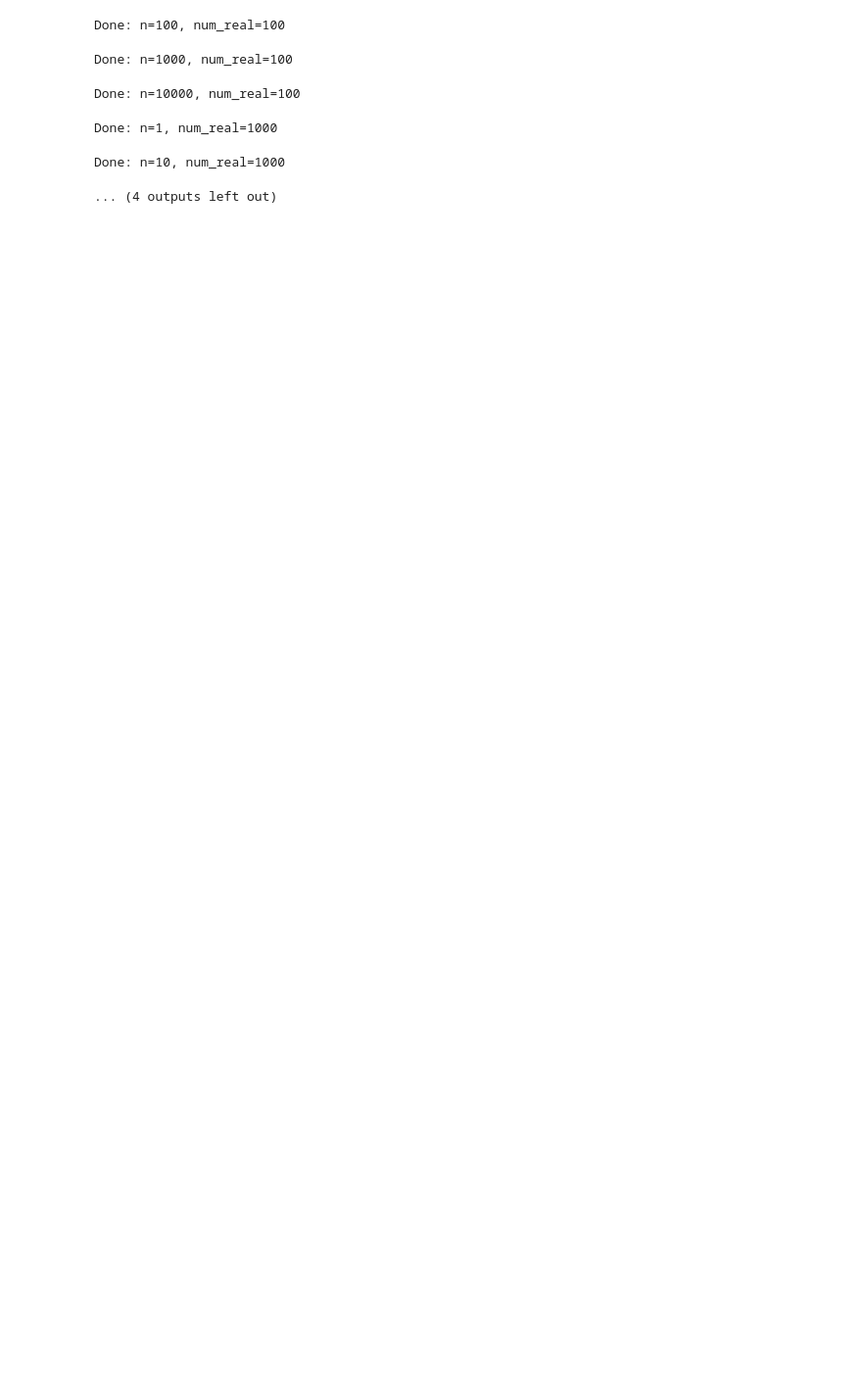
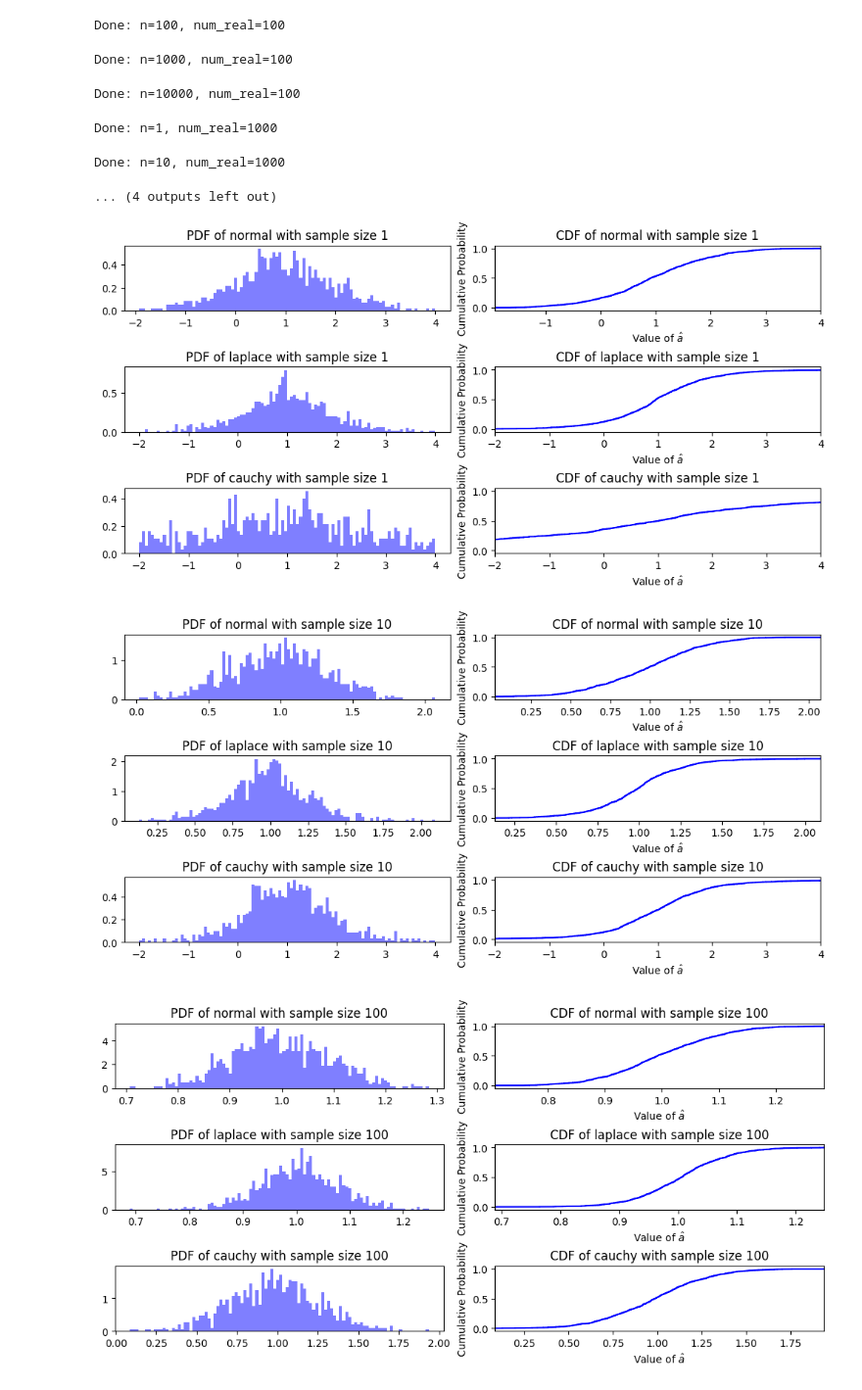
Before and after one commit to JG-0212/Estimation_theory_project, a Jupyter notebook: Mini Project 1/Project.ipynb, the cells around one changed output. Shown at 98% size. Cells and saved outputs as stored; diff of their text form; code cells hidden in the pictures; blank space fills up the shorter version.

Commit message:
Plots changed

```diff
--- a/Mini Project 1/Project.ipynb
+++ b/Mini Project 1/Project.ipynb
@@ -14,7 +17,8 @@ np.random.seed(50)
 ## Helper Functions
 # %%
 def random_generator(n,a,gamma=(2*cg)**.5):
-    """Draws random numbers from normal, laplace and cauchy distributions."""
+    """Draws n random numbers from normal, laplace and
+    cauchy distributions with parameter a"""
     distributions = {}
     distributions['normal'] = a + np.random.randn(n)
     distributions['laplace'] = a + np.random.laplace(size = n,scale = laplace_scale)
@@ -22,6 +26,7 @@ def random_generator(n,a,gamma=(2*cg)**.5):
     return distributions
 
 def cauchy_likelihood(data, gamma, a):
+    """Likelihood function of cauchy distribution"""
     return -np.sum(np.log(1 + ((data-a)/gamma)**2))
 
 def f(data,gamma,a):
@@ -33,7 +38,7 @@ def df_da(data,gamma,a):
     return np.sum((1 - ((data-a)/gamma)**2)/((1 + ((data-a)/gamma)**2)**2))
 
 def nr(data,guess,gamma,iterations=1000):
-    """Newton-Raphson method for estimating the scale parameter of a Cauchy distribution."""
+    """Newton-Raphson method for estimating the location parameter of a Cauchy distribution."""
     for iteration in range(iterations):
         y = f(data,gamma, guess)
         dy_dA = df_da(data, gamma, guess)
@@ -44,18 +49,14 @@ def nr(data,guess,gamma,iterations=1000):
 
 def grad_desc(data,guess,gamma,iterations=1000):
     """gradient descent method for estimating the location parameter of a cauchy distribution."""
-    # print(guess)
     lr = 1e-3
     pguess = 1e5
     for _ in range(iterations):
         y = f(data,gamma, guess)
-        # dy_da = df_da(data, gamma, guess)
         pguess = guess
         guess -= lr*y
         if abs(pguess-guess) < eps:
             break
-        # print(guess)
-    # print("over")
     return guess
 
 def mle_estimates(distributions, gamma, guess):
@@ -75,7 +76,7 @@ def mle_estimates(distributions, gamma, guess):
 # from tqdm import tqdm
 
 def realisations(n, a, num_realisations):
-    """Generates random numbers and calculates MLE estimates for multiple realisations."""
+    """Generates n random numbers and calculates MLE estimates for num_realisations."""
     estimates = {"normal": [], "laplace": [], "cauchy": []}
 
     for _ in tqdm(
@@ -85,17 +86,8 @@ def realisations(n, a, num_realisations):
         dynamic_ncols=True,
     ):
         distributions = random_generator(n, a)
-        if n%2 != 0:
-            estimate = mle_estimates(distributions, gamma=(2 * cg) ** 0.5, guess=np.median(distributions["cauchy"]))
-        else:
-            estimate1 = mle_estimates(distributions, gamma=(2 * cg) ** 0.5, guess=sorted(distributions["cauchy"])[int(n/2)])
-            estimate2 = mle_estimates(distributions, gamma=(2 * cg) ** 0.5, guess=sorted(distributions["cauchy"])[int(n/2)-1])
+        estimate = mle_estimates(distributions, gamma=(2 * cg) ** 0.5, guess=np.median(distributions["cauchy"]))
 
-            if (cauchy_likelihood(distributions["cauchy"],(2 * cg) ** 0.5,estimate1["cauchy"])
-               <cauchy_likelihood(distributions["cauchy"],(2 * cg) ** 0.5,estimate2["cauchy"])):
-                estimate  = estimate1
-            else:
-                estimate = estimate2
 
         for key in estimate:
             estimates[key].append(estimate[key])
@@ -126,7 +118,7 @@ def iter_over_sample_size(ns, a, num_realisations):
 
     return estimates, stats
 
-def give_dataframe(a, sample_sizes, num_realisations):
+def give_results(a, sample_sizes, num_realisations):
     data = {}
     for ni in sample_sizes:
         data[f"{ni}"]={}
@@ -136,7 +128,7 @@ def give_dataframe(a, sample_sizes, num_realisations):
             data[f"{ni}"][f"cauchy_{nri}"]={}
 
     for nr in num_realisations:
-        _, stats = iter_over_sample_size(sample_sizes, a, nr)
+        estimates, stats = iter_over_sample_size(sample_sizes, a, nr)
         for ni in sample_sizes:
             data[f"{ni}"][f"normal_{nr}"] = rf"{stats[ni]["normal"]["mean"]:.3f} ± {np.sqrt(stats[ni]["normal"]["var"]):.3f}"
             data[f"{ni}"][f"laplace_{nr}"] = rf"{stats[ni]["laplace"]["mean"]:.3f} ± {np.sqrt(stats[ni]["laplace"]["var"]):.3f}"
@@ -146,11 +138,11 @@ def give_dataframe(a, sample_sizes, num_realisations):
     ordered_cols.extend([f"laplace_{nr}" for nr in num_realisations])
     ordered_cols.extend([f"cauchy_{nr}" for nr in num_realisations])
     df = df.loc[:,ordered_cols]
-    return df
+    return df, estimates, stats
 # %% [markdown]
 ## Plotting functions
 # %%
-def plot_cdf(data, stat ,label='CDF', color='blue', axis=None):
+def plot_cdf(a, data, stat ,label='CDF', color='blue', axis=None):
     """Plots the CDF of the data."""
     if axis is None:
         _, axis = plt.subplots(figsize=(5, 5), layout="constrained")
@@ -160,17 +152,15 @@ def plot_cdf(data, stat ,label='CDF', color='blue', axis=None):
     axis.set_xlabel(r'Value of $\hat{a}$')
     axis.set_ylabel('Cumulative Probability')
     axis.set_title(f"CDF of {label} with mean: {stat['mean']:.3E} var: {stat['var']:.3E}")
-    axis.set_xlim(max(-2,np.min(data)), min(4,np.max(data)))
-    # plt.legend()
-    # plt.show()
+    axis.set_xlim(max(-3+a,np.min(data)), min(3+a,np.max(data)))
 
-def plot_cdf_pdf(ns,estimates,stats):
+def plot_cdf_pdf(ns,a,estimates,stats):
     for n in ns:
         _, axs = plt.subplots(3, 2, figsize=(10, 5), layout="constrained")
         for i,key in enumerate(estimates[n].keys()):
-            axs[i,0].hist(estimates[n][key], density=True, bins=100, alpha=0.5, color='blue', label='PDF',range=(max(-2,np.min(estimates[n][key])), min(4,np.max(estimates[n][key]))))
+            axs[i,0].hist(estimates[n][key], density=True, bins=100, alpha=0.5, color='blue', label='PDF',range=(max(-3+a,np.min(estimates[n][key])), min(3+a,np.max(estimates[n][key]))))
             axs[i,0].set_title(f"PDF of {key} with sample size {n}")
-            plot_cdf(estimates[n][key], stats[n][key], label=key, color='blue', axis=axs[i,1])
+            plot_cdf(a, estimates[n][key], stats[n][key], label=key, color='blue', axis=axs[i,1])
             axs[i,1].set_title(f"CDF of {key} with sample size {n}")
         plt.show()
 
@@ -200,7 +190,7 @@ n = [1, 10, 100, 1000, 10000]#, 1000, 10000]
 num_realisations = [10,100,1000]
 # %%
 a = 1.0
-df1 = give_dataframe(a, n, num_realisations)
+df1,estimates1,stats1 = give_results(a, n, num_realisations)
 df1.head()
 # %% [output]
 Done: n=1, num_real=10
@@ -240,0 +227,6 @@ plot_cdf_pdf(n, estimates_1, stats_1)
+# %%
+plot_cdf_pdf(n, 1, estimates1, stats1)
+# %% [output]
+[figure, added]
+[figure, added]
+[figure, added]
```
Also changed, not shown: parts of 8 cells of this notebook.
